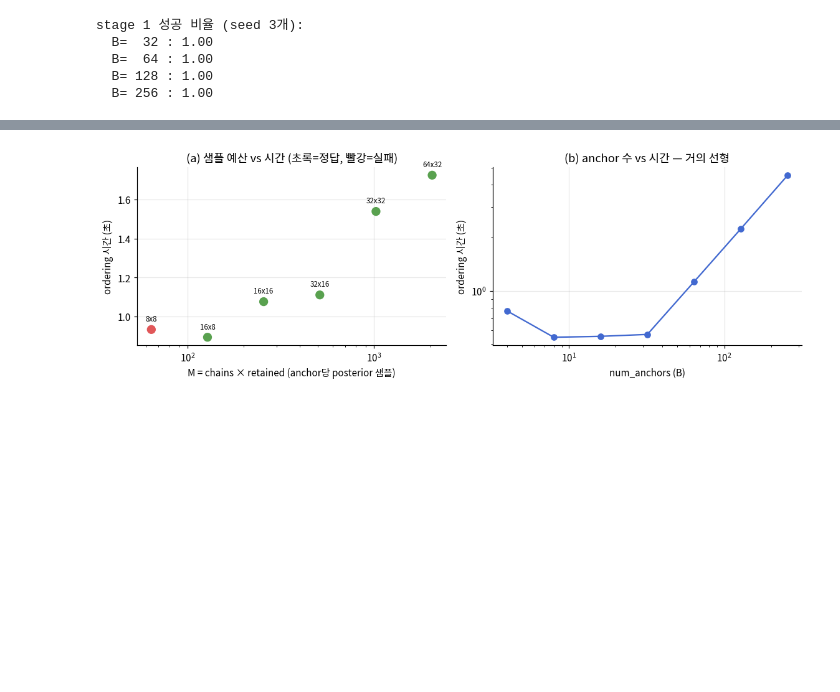
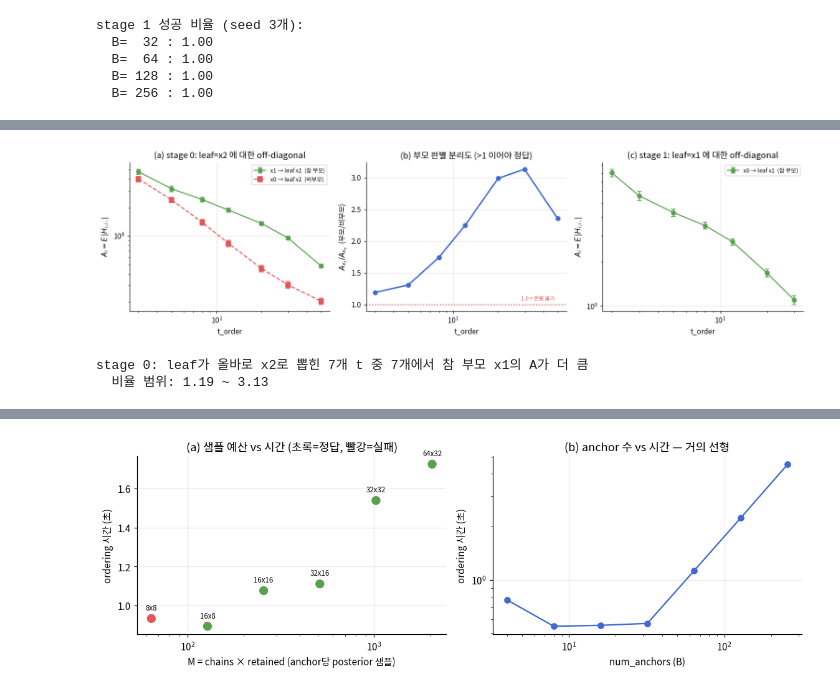
Before and after one commit to hkkwon0922/nonparametric_graphical_diffusion, a Jupyter notebook: main.ipynb, the cells around one changed output, grey strips where cells are left out. Cells and saved outputs as stored; diff of their text form; code cells hidden in the pictures; blank space fills up the shorter version.

```diff
--- a/main.ipynb
+++ b/main.ipynb
@@ -400,0 +469,60 @@ stage 1 성공 비율 (seed 3개):
+# %%
+# t별 off-diagonal 절댓값 기대값 (오차막대 = anchor 평균의 표준오차)
+t_od = [r["t_order"] for r in od0]
+
+def series(recs, node, leaf_expected):
+    # (값, 표준오차) 배열; leaf 선택이 기대와 다른 t는 NaN 처리
+    v, e = [], []
+    for r in recs:
+        S, k = r["S"], r["selected_local_index"]
+        if r["selected_leaf"] != leaf_expected or node not in S or S.index(node) == k:
+            v.append(np.nan); e.append(np.nan); continue
+        j = S.index(node)
+        v.append(np.array(r["abs_mean"])[j, k])
+        e.append(np.array(r["abs_se"])[j, k])
+    return np.array(v), np.array(e)
+
+a0, e0 = series(od0, 0, 2)   # x0 -> leaf x2 : 비부모
+a1, e1 = series(od0, 1, 2)   # x1 -> leaf x2 : 참 부모
+b0, f0 = series(od1, 0, 1)   # x0 -> leaf x1 : 참 부모 (stage 1)
+
+fig, axes = plt.subplots(1, 3, figsize=(14, 3.9))
+
+# (a) stage 0 절대값
+ax = axes[0]
+ax.errorbar(t_od, a1, yerr=e1, fmt="o-", color="#59a14f", capsize=3,
+            label="x1 → leaf x2  (참 부모)")
+ax.errorbar(t_od, a0, yerr=e0, fmt="s--", color="#e15759", capsize=3,
+            label="x0 → leaf x2  (비부모)")
+ax.set_xscale("log"); ax.set_yscale("log")
+ax.set_xlabel("t_order"); ax.set_ylabel(r"$A_i=E\,|H_{i,i_*}|$")
+ax.set_title("(a) stage 0: leaf=x2 에 대한 off-diagonal"); ax.legend(fontsize=8)
+
+# (b) 부모/비부모 비율
+ax = axes[1]
+ax.plot(t_od, a1 / a0, "o-", color="#4269d0", lw=2)
+ax.axhline(1.0, color="#e15759", ls=":", lw=1.5)
+ax.annotate("1.0 = 판별 불가", xy=(t_od[-1], 1.0), xytext=(-4, 6),
+            textcoords="offset points", ha="right", color="#e15759", fontsize=7.5)
+ax.set_xscale("log"); ax.set_xlabel("t_order")
+ax.set_ylabel(r"$A_{x_1}/A_{x_0}$  (부모/비부모)")
+ax.set_title("(b) 부모 판별 분리도 (>1 이어야 정답)")
+
+# (c) stage 1
+ax = axes[2]
+ax.errorbar(t_od, b0, yerr=f0, fmt="o-", color="#59a14f", capsize=3,
+            label="x0 → leaf x1  (참 부모)")
+ax.set_xscale("log"); ax.set_yscale("log")
+ax.set_xlabel("t_order"); ax.set_ylabel(r"$A_i=E\,|H_{i,i_*}|$")
+ax.set_title("(c) stage 1: leaf=x1 에 대한 off-diagonal"); ax.legend(fontsize=8)
+
+fig.tight_layout(); plt.show()
+
+ok = np.nansum(a1 > a0); tot = np.sum(~np.isnan(a1))
+print(f"stage 0: leaf가 올바로 x2로 뽑힌 {tot}개 t 중 {int(ok)}개에서 "
+      f"참 부모 x1의 A가 더 큼")
+print(f"  비율 범위: {np.nanmin(a1 / a0):.2f} ~ {np.nanmax(a1 / a0):.2f}")
+# %% [output]
+[figure, added]
+stage 0: leaf가 올바로 x2로 뽑힌 7개 t 중 7개에서 참 부모 x1의 A가 더 큼
+  비율 범위: 1.19 ~ 3.13
```
Also changed, not shown: parts of 10 cells of this notebook, 4 other files.
